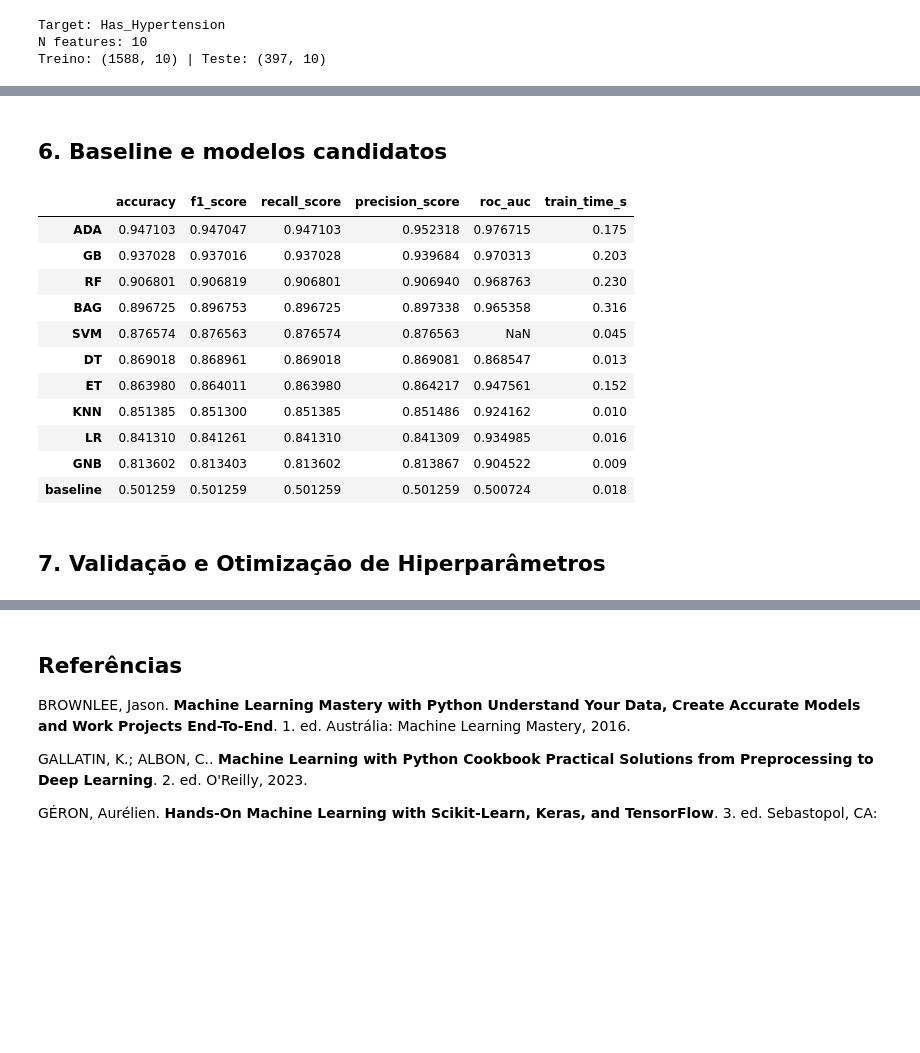
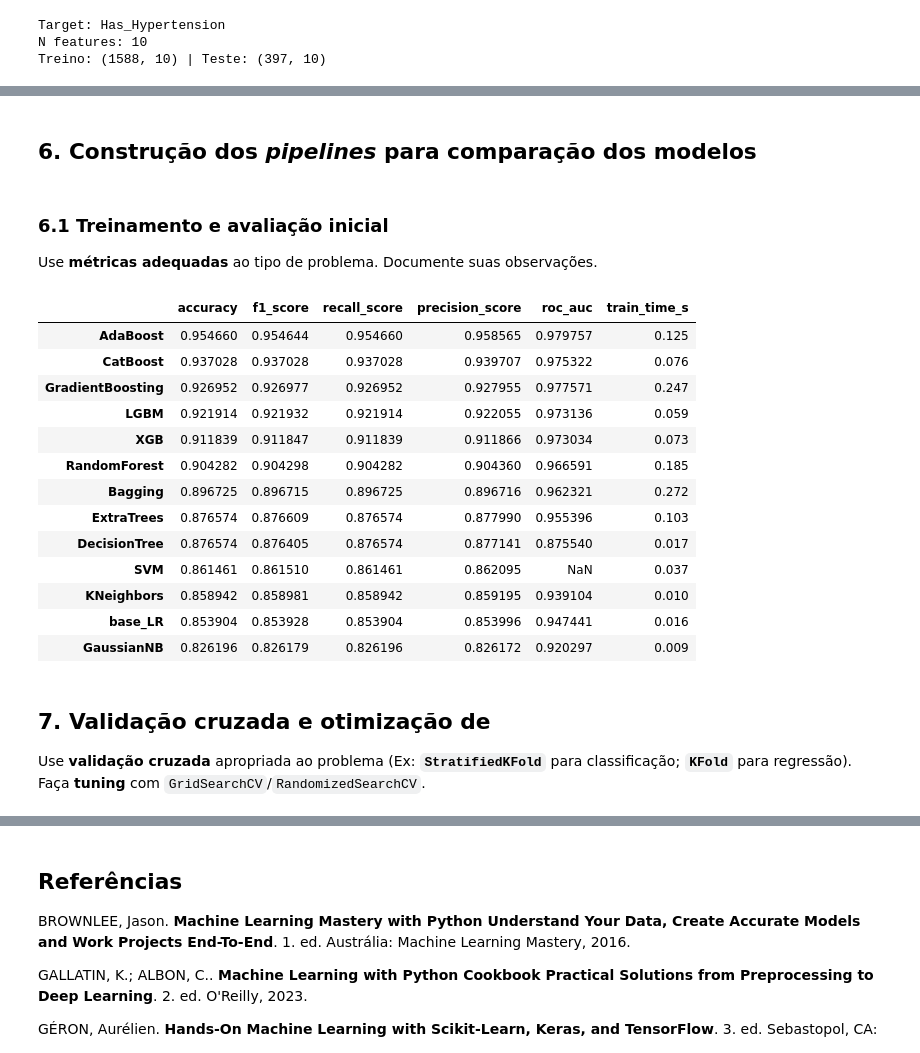
Before and after one commit to rogerioferreira/MVP-Machine_Learning-PUC-RIO, a Jupyter notebook: notebooks/hypertension_prediction.ipynb, the cells around one changed output, grey strips where cells are left out. Drawn from its saved outputs; the diff is of its cells as text; code cells hidden in the pictures; blank space fills up the shorter version.

Commit message:
implementação de novos modelos no projeto

```diff
--- a/notebooks/hypertension_prediction.ipynb
+++ b/notebooks/hypertension_prediction.ipynb
@@ -365,28 +381,21 @@ num_cols = [
 cat_bin_cols = [
     c
     for c in X_train.columns
-    if c not in num_cols and c != "timestamp" and X_train[c].unique().shape[0] == 2
+    if c not in num_cols and X_train[c].unique().shape[0] == 2
 ]
 
 # identificação de colunas categóricas múltiplas (mais de 2 categorias)
 cat_mult_cols = [
-    c
-    for c in X_train.columns
-    if c not in num_cols and c != "timestamp" and X_train[c].unique().shape[0] > 2
+    c for c in X_train.columns if c not in num_cols and X_train[c].unique().shape[0] > 2
 ]
-
-
-print(f"Variáveis Numéricas: {num_cols}")
-print(f"Variáveis Categóricas Binárias: {cat_bin_cols}")
-print(f"Variáveis Categóricas Múltiplas: {cat_mult_cols}")
 
 
 # criação do pipeline de pré-processamento
 
-# padronização das variáveis numéricas
-num_pipe = Pipeline(steps=[("scaler", StandardScaler())])
+# mecanismo de padronização das variáveis numéricas
+num_pipe = Pipeline(steps=[("scaler", RobustScaler())])
 
-# codificação das variáveis categóricas binárias
+# mecanismo de transformação das variáveis categóricas binárias
 cat_bin_pipe = Pipeline(
     steps=[
         (
@@ -396,7 +405,7 @@ cat_bin_pipe = Pipeline(
     ]
 )
 
-# codificação das variáveis categóricas múltiplas
+# mecanismo de transformação das variáveis categóricas múltiplas
 cat_mult_pipe = Pipeline(
     steps=[
         ("imputer", SimpleImputer(strategy="constant", fill_value="missing_value")),
@@ -408,6 +417,7 @@ cat_mult_pipe = Pipeline(
 )
 
 # transformação das variáveis conforme seus tipos
+# podem ser criados pipelines específicos para tratamento de atributos isolados
 transformer = ColumnTransformer(
     transformers=[
         ("num", num_pipe, num_cols),
@@ -416,9 +426,8 @@ transformer = ColumnTransformer(
     ],
 )
 
-from sklearn.feature_selection import SelectKBest
 
-# pipeline completo de pré-processamento com PCA
+# pipeline completo de pré-processamento inclindo a seleção de atributos
 preprocess = Pipeline(
     steps=[
         ("preprocessor", transformer),
@@ -426,6 +435,11 @@ preprocess = Pipeline(
     ]
 )
 
+
+print(f"Variáveis Numéricas: {num_cols}")
+print(f"Variáveis Categóricas Binárias: {cat_bin_cols}")
+print(f"Variáveis Categóricas Múltiplas: {cat_mult_cols}")
+
 print(
     f"\nFormato antes da seleção de atributos: {transformer.fit_transform(X_train).shape}"
 )
@@ -485,7 +501,7 @@ dtypes: float64(8)
 memory usage: 99.4 KB
 None
 # %% [markdown]
-## 6. Baseline e modelos candidatos
+## 6. Construção dos *pipelines* para comparação dos modelos
 # %%
 # definição de parâmetros do classificador
 num_trees = 100
@@ -556,50 +608,61 @@ candidates = {
 }
+# %% [markdown]
+### 6.1 Treinamento e avaliação inicial
+
+Use **métricas adequadas** ao tipo de problema. Documente suas observações.
 # %%
 results = {}
 
 # treinamento e avaliação do modelo baseline
 t0 = time.time()
 baseline.fit(X_train, y_train)
 t1 = time.time()
 
 y_pred = baseline.predict(X_test)
 
 proba = baseline.predict_proba(X_test) if hasattr(baseline, "predict_proba") else None
 
-results["baseline"] = evaluate_classification(y_test, y_pred, proba)
-results["baseline"]["train_time_s"] = round(t1 - t0, 3)
+results["base_LR"] = evaluate_classification(y_test, y_pred, proba)
+results["base_LR"]["train_time_s"] = round(t1 - t0, 3)
 
 
 # treinamento e avaliação dos modelos candidatos
-for name, pipe in candidates.items():
+for name, pipeline in candidates.items():
 
     t0 = time.time()
-    pipe.fit(X_train, y_train)
+    pipeline.fit(X_train, y_train)
     t1 = time.time()
 
-    y_pred = pipe.predict(X_test)
-    proba = pipe.predict_proba(X_test) if hasattr(pipe, "predict_proba") else None
+    y_pred = pipeline.predict(X_test)
+    proba = (
+        pipeline.predict_proba(X_test) if hasattr(pipeline, "predict_proba") else None
+    )
     results[name] = evaluate_classification(y_test, y_pred, proba)
     results[name]["train_time_s"] = round(t1 - t0, 3)
 
 
 # exibição dos resultados
 pd.DataFrame(results).T.sort_values(by="recall_score", ascending=False)
 # %% [output]
 |  | accuracy | f1_score | recall_score | precision_score | roc_auc | train_time_s |
-| ADA | 0.947103 | 0.947047 | 0.947103 | 0.952318 | 0.976715 | 0.175 |
-| GB | 0.937028 | 0.937016 | 0.937028 | 0.939684 | 0.970313 | 0.203 |
-| RF | 0.906801 | 0.906819 | 0.906801 | 0.906940 | 0.968763 | 0.230 |
-| BAG | 0.896725 | 0.896753 | 0.896725 | 0.897338 | 0.965358 | 0.316 |
-| SVM | 0.876574 | 0.876563 | 0.876574 | 0.876563 | NaN | 0.045 |
-| DT | 0.869018 | 0.868961 | 0.869018 | 0.869081 | 0.868547 | 0.013 |
-| ET | 0.863980 | 0.864011 | 0.863980 | 0.864217 | 0.947561 | 0.152 |
-| KNN | 0.851385 | 0.851300 | 0.851385 | 0.851486 | 0.924162 | 0.010 |
-| LR | 0.841310 | 0.841261 | 0.841310 | 0.841309 | 0.934985 | 0.016 |
-| GNB | 0.813602 | 0.813403 | 0.813602 | 0.813867 | 0.904522 | 0.009 |
-| baseline | 0.501259 | 0.501259 | 0.501259 | 0.501259 | 0.500724 | 0.018 |
+| AdaBoost | 0.954660 | 0.954644 | 0.954660 | 0.958565 | 0.979757 | 0.125 |
+| CatBoost | 0.937028 | 0.937028 | 0.937028 | 0.939707 | 0.975322 | 0.076 |
+| GradientBoosting | 0.926952 | 0.926977 | 0.926952 | 0.927955 | 0.977571 | 0.247 |
+| LGBM | 0.921914 | 0.921932 | 0.921914 | 0.922055 | 0.973136 | 0.059 |
+| XGB | 0.911839 | 0.911847 | 0.911839 | 0.911866 | 0.973034 | 0.073 |
+| RandomForest | 0.904282 | 0.904298 | 0.904282 | 0.904360 | 0.966591 | 0.185 |
+| Bagging | 0.896725 | 0.896715 | 0.896725 | 0.896716 | 0.962321 | 0.272 |
+| ExtraTrees | 0.876574 | 0.876609 | 0.876574 | 0.877990 | 0.955396 | 0.103 |
+| DecisionTree | 0.876574 | 0.876405 | 0.876574 | 0.877141 | 0.875540 | 0.017 |
+| SVM | 0.861461 | 0.861510 | 0.861461 | 0.862095 | NaN | 0.037 |
+| KNeighbors | 0.858942 | 0.858981 | 0.858942 | 0.859195 | 0.939104 | 0.010 |
+| base_LR | 0.853904 | 0.853928 | 0.853904 | 0.853996 | 0.947441 | 0.016 |
+| GaussianNB | 0.826196 | 0.826179 | 0.826196 | 0.826172 | 0.920297 | 0.009 |
 # %% [markdown]
-## 7. Validação e Otimização de Hiperparâmetros
+## 7. Validação cruzada e otimização de
+
+Use **validação cruzada** apropriada ao problema (Ex: **`StratifiedKFold`** para classificação; **`KFold`** para regressão).
+Faça **tuning** com `GridSearchCV`/`RandomizedSearchCV`.
 # %%
 # definição de parâmetros para a validação cruzada
 n_folds = 10  # número de folds da validação cruzada (3, 5, 10)
```
Also changed, not shown: parts of 29 cells of this notebook, 1 other file.
